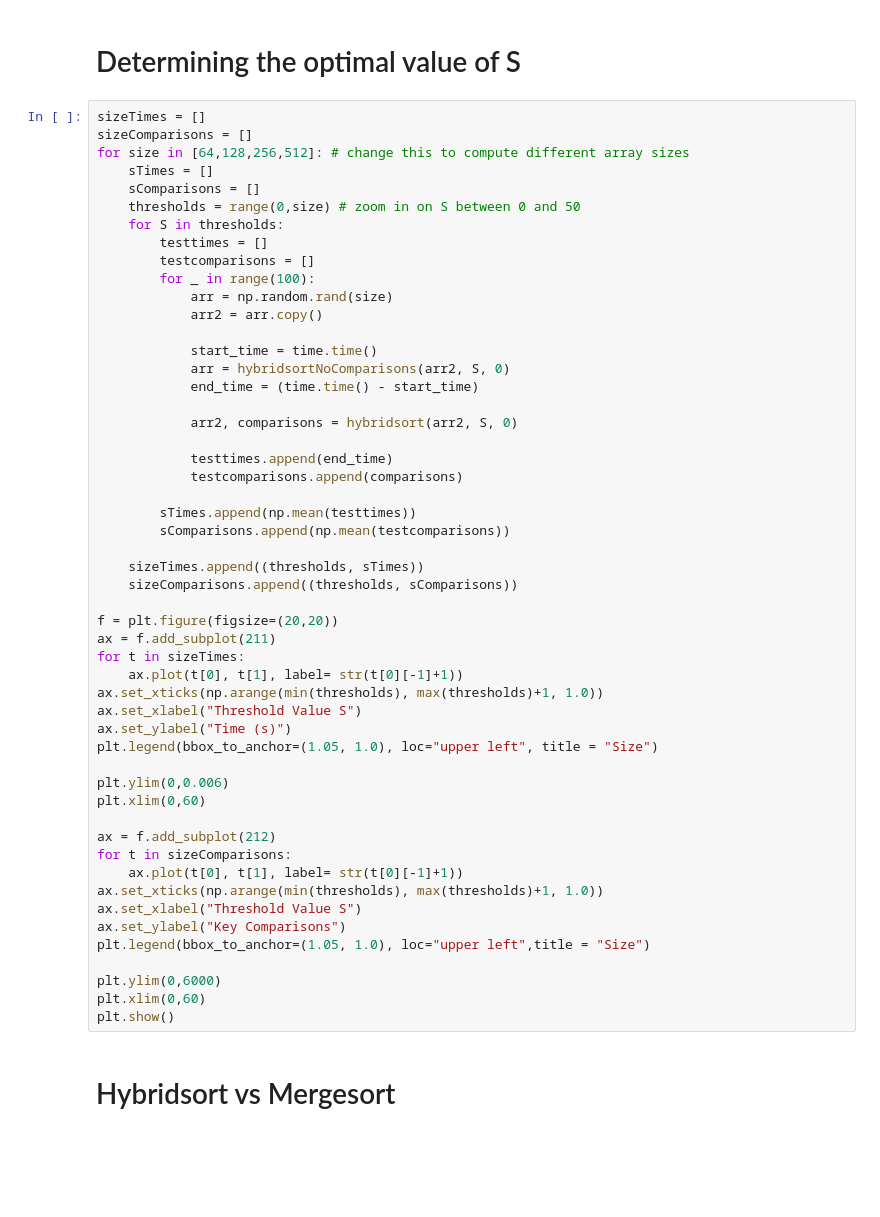
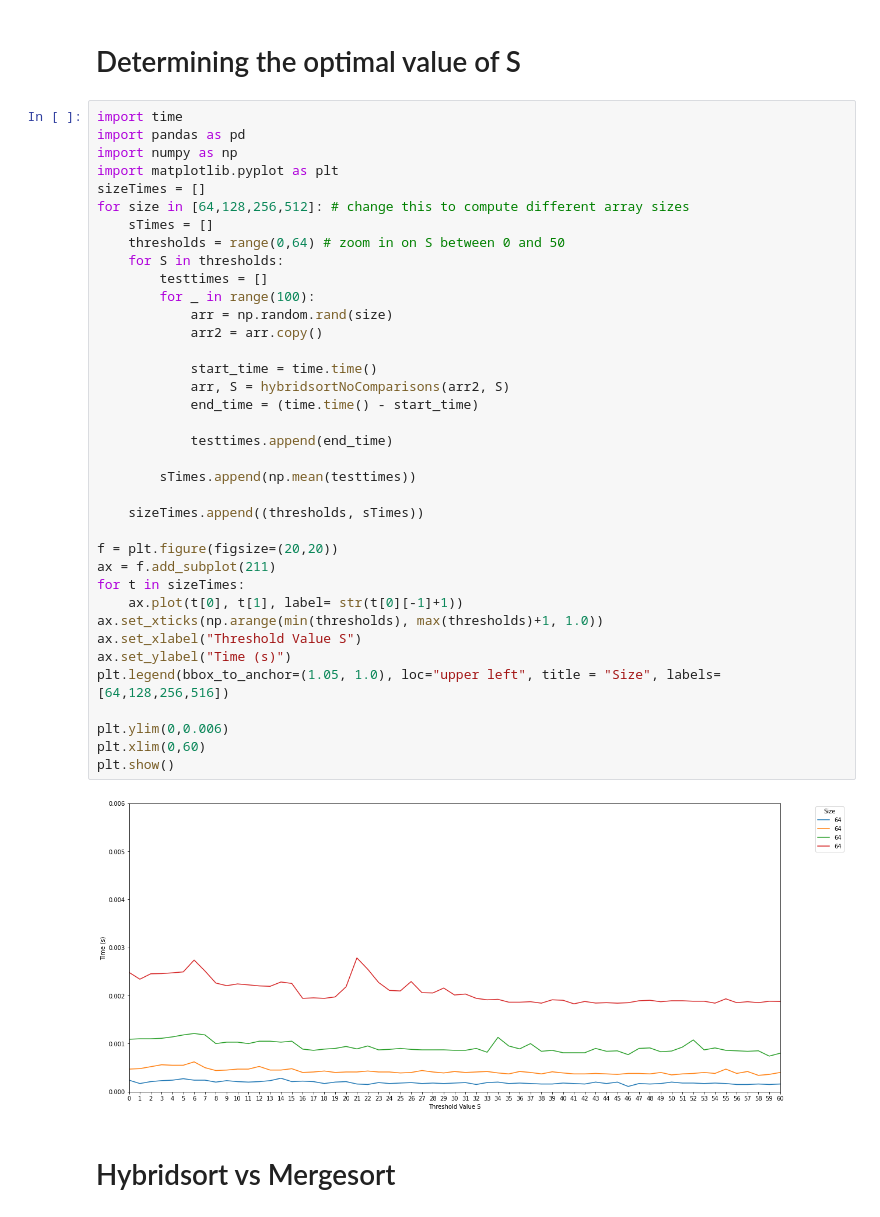
Before and after one commit to charlotteteo/cz2101proj, a Jupyter notebook: lab1_charlotte.ipynb, the cells around one changed output. Drawn from its saved outputs; the diff is of its cells as text; blank space fills up the shorter version.

```diff
--- a/lab1_charlotte.ipynb
+++ b/lab1_charlotte.ipynb
@@ -312,57 +335,44 @@ plt.show()
 # %% [markdown]
 # Determining the optimal value of S
 # %%
+import time
+import pandas as pd
+import numpy as np
+import matplotlib.pyplot as plt
 sizeTimes = []
-sizeComparisons = []
 for size in [64,128,256,512]: # change this to compute different array sizes
     sTimes = []
-    sComparisons = []
-    thresholds = range(0,size) # zoom in on S between 0 and 50
+    thresholds = range(0,64) # zoom in on S between 0 and 50
     for S in thresholds:
         testtimes = []
-        testcomparisons = []
         for _ in range(100):
             arr = np.random.rand(size)
             arr2 = arr.copy()
 
             start_time = time.time()
-            arr = hybridsortNoComparisons(arr2, S, 0)
+            arr, S = hybridsortNoComparisons(arr2, S)
             end_time = (time.time() - start_time)
 
-            arr2, comparisons = hybridsort(arr2, S, 0)
-
             testtimes.append(end_time)
-            testcomparisons.append(comparisons)
 
         sTimes.append(np.mean(testtimes))
-        sComparisons.append(np.mean(testcomparisons))
 
     sizeTimes.append((thresholds, sTimes))
-    sizeComparisons.append((thresholds, sComparisons))
 
 f = plt.figure(figsize=(20,20))
 ax = f.add_subplot(211)
 for t in sizeTimes:
     ax.plot(t[0], t[1], label= str(t[0][-1]+1))
 ax.set_xticks(np.arange(min(thresholds), max(thresholds)+1, 1.0))
 ax.set_xlabel("Threshold Value S")
 ax.set_ylabel("Time (s)")
-plt.legend(bbox_to_anchor=(1.05, 1.0), loc="upper left", title = "Size")
+plt.legend(bbox_to_anchor=(1.05, 1.0), loc="upper left", title = "Size", labels=[64,128,256,516])
 
 plt.ylim(0,0.006)
 plt.xlim(0,60)
-
-ax = f.add_subplot(212)
-for t in sizeComparisons:
-    ax.plot(t[0], t[1], label= str(t[0][-1]+1))
-ax.set_xticks(np.arange(min(thresholds), max(thresholds)+1, 1.0))
-ax.set_xlabel("Threshold Value S")
-ax.set_ylabel("Key Comparisons")
-plt.legend(bbox_to_anchor=(1.05, 1.0), loc="upper left",title = "Size")
-
-plt.ylim(0,6000)
-plt.xlim(0,60)
 plt.show()
+# %% [output]
+[figure, added]
 # %% [markdown]
 # Hybridsort vs Mergesort
 # %%
```
Also changed, not shown: parts of 3 cells of this notebook.
